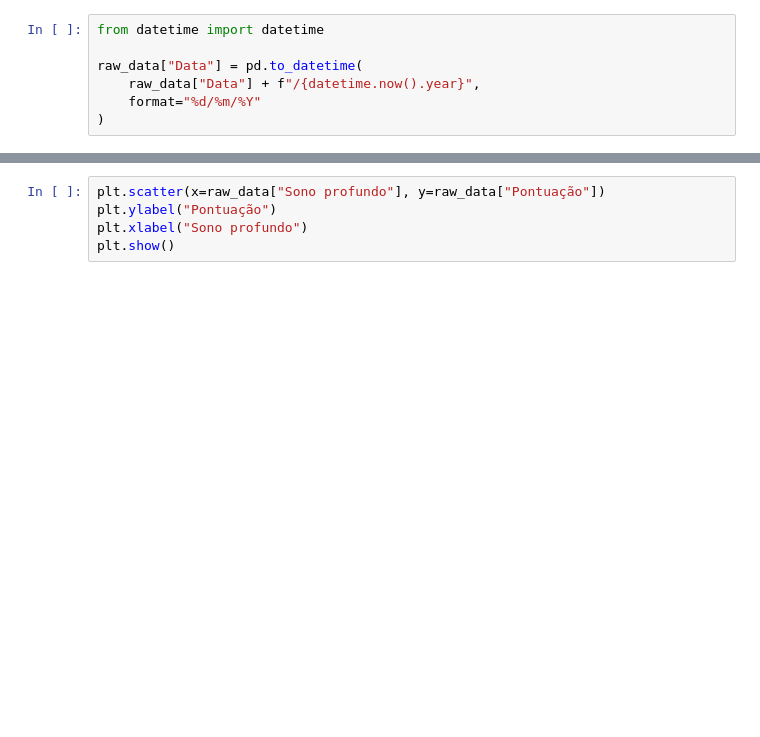
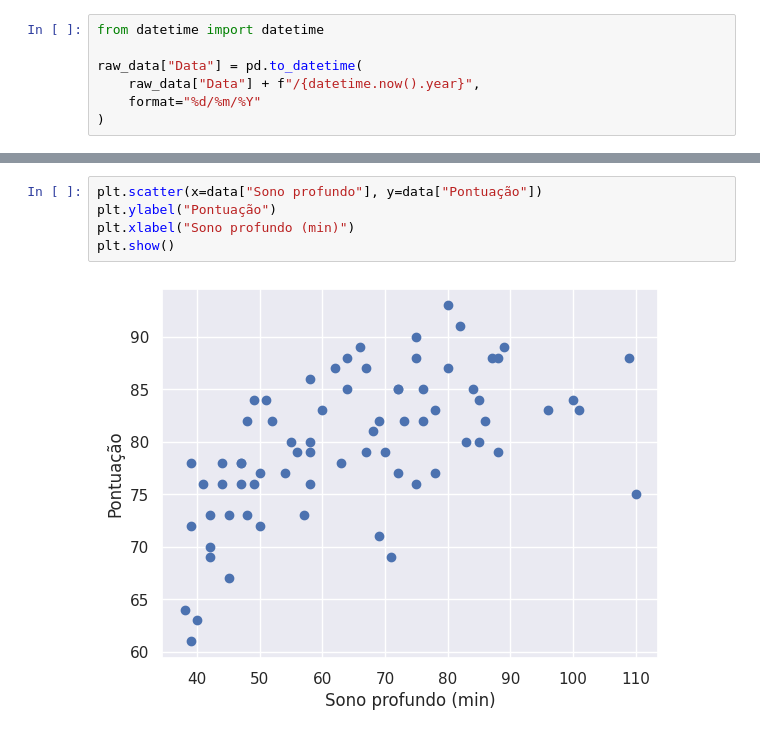
Before and after one commit to kylesonev/sleep_analysis, a Jupyter notebook: notebook/01.ipynb, the cells around one changed output, grey strips where cells are left out. Drawn from its saved outputs; the diff is of its cells as text; blank space fills up the shorter version.

```diff
--- a/notebook/01.ipynb
+++ b/notebook/01.ipynb
@@ -62,5 +97,7 @@ plt.show()
 # %%
-plt.scatter(x=raw_data["Sono profundo"], y=raw_data["Pontuação"])
+plt.scatter(x=data["Sono profundo"], y=data["Pontuação"])
 plt.ylabel("Pontuação")
-plt.xlabel("Sono profundo")
+plt.xlabel("Sono profundo (min)")
 plt.show()
+# %% [output]
+[figure, added]
```
Also changed, not shown: parts of 14 cells of this notebook.
